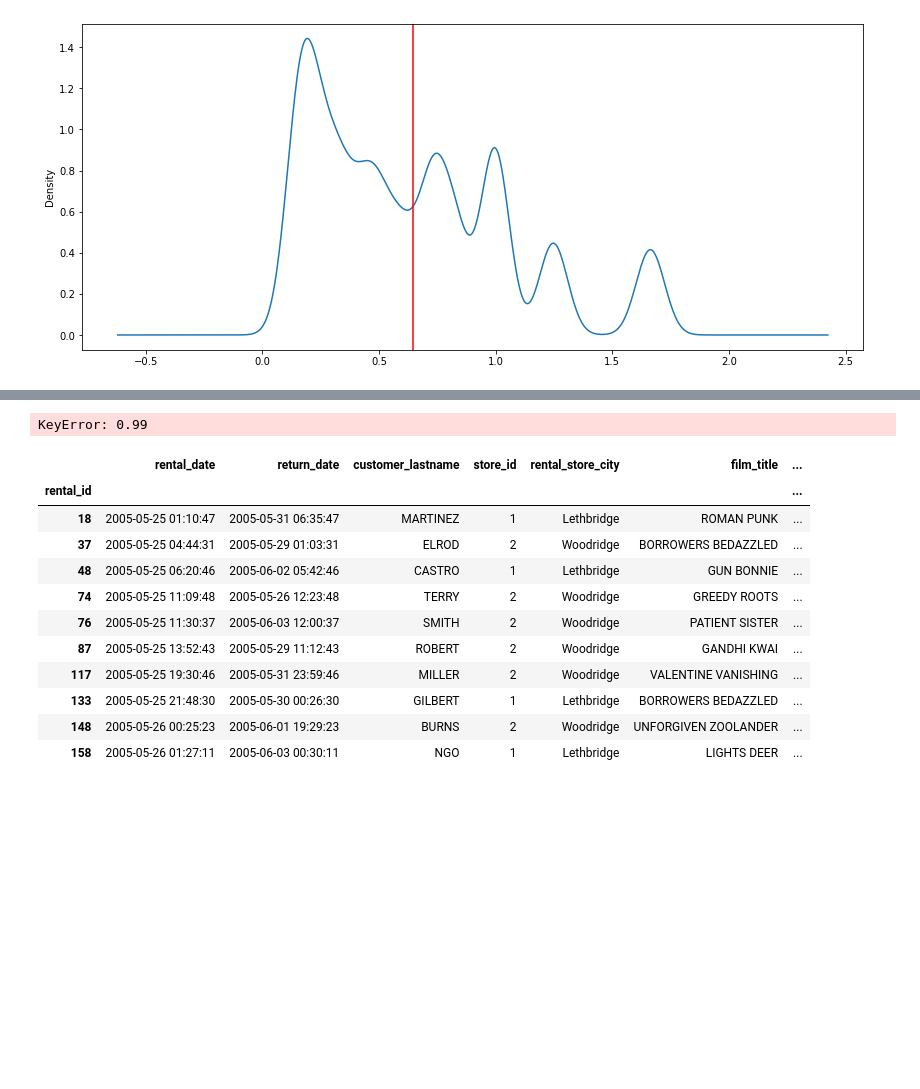
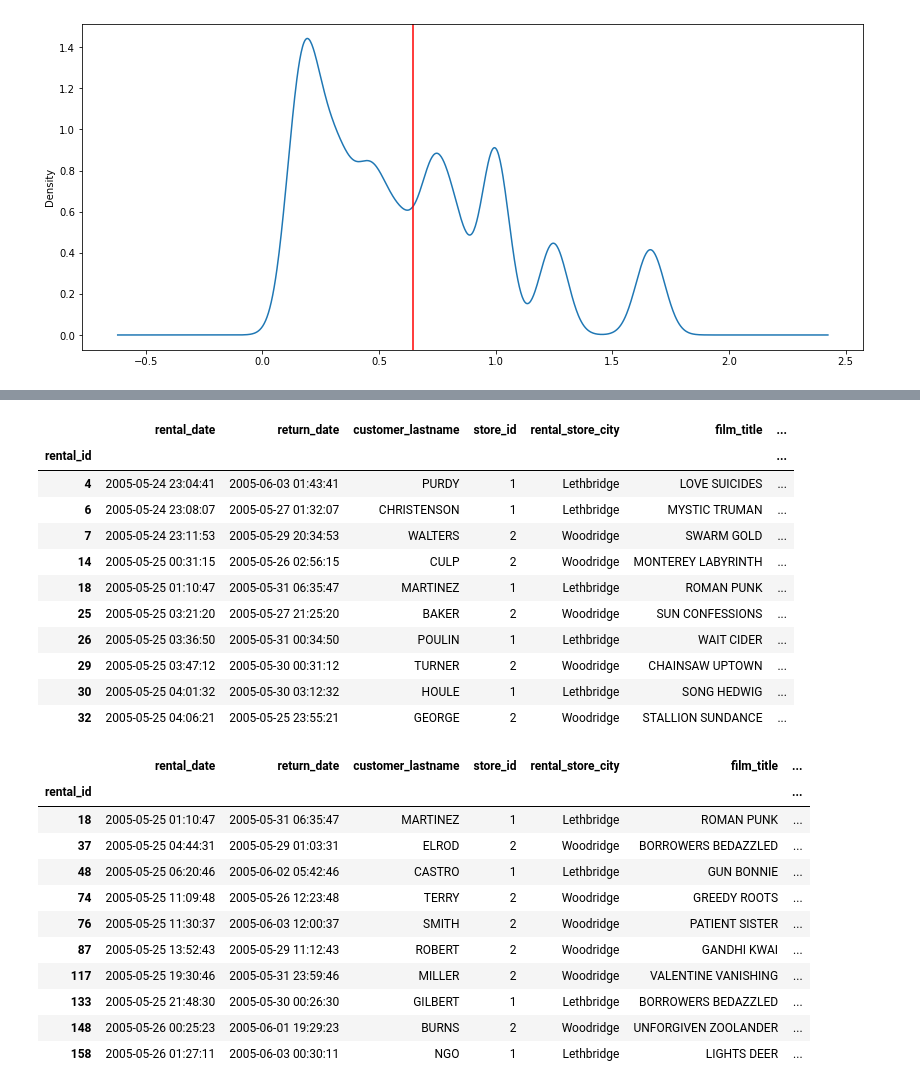
Before and after one commit to jeevasaeyan/FreeCodeCamp-Pandas-Real-Life-Example, a Jupyter notebook: Exercises_2.ipynb, the cells around one changed output, grey strips where cells are left out. Drawn from its saved outputs; the diff is of its cells as text; code cells hidden in the pictures; blank space fills up the shorter version.

```diff
--- a/Exercises_2.ipynb
+++ b/Exercises_2.ipynb
@@ -279,9 +279,20 @@ ax.axvline(df['film_daily_rental_rate'].mean(), color='red')
 ### List 10 films with the lowest daily rental rate
 # %%
 # your code goes here
-df.loc[lambda df: df['film_rental_rate'].min()]
+df.loc[lambda df: df['film_rental_rate'] == df['film_rental_rate'].min()].head(10)
 # %% [output]
-KeyError: 0.99
+|  | rental_date | return_date | customer_lastname | store_id | rental_store_city | film_title | ... |
+| rental_id |  |  |  |  |  |  | ... |
+| 4 | 2005-05-24 23:04:41 | 2005-06-03 01:43:41 | PURDY | 1 | Lethbridge | LOVE SUICIDES | ... |
+| 6 | 2005-05-24 23:08:07 | 2005-05-27 01:32:07 | CHRISTENSON | 1 | Lethbridge | MYSTIC TRUMAN | ... |
+| 7 | 2005-05-24 23:11:53 | 2005-05-29 20:34:53 | WALTERS | 2 | Woodridge | SWARM GOLD | ... |
+| 14 | 2005-05-25 00:31:15 | 2005-05-26 02:56:15 | CULP | 2 | Woodridge | MONTEREY LABYRINTH | ... |
+| 18 | 2005-05-25 01:10:47 | 2005-05-31 06:35:47 | MARTINEZ | 1 | Lethbridge | ROMAN PUNK | ... |
+| 25 | 2005-05-25 03:21:20 | 2005-05-27 21:25:20 | BAKER | 2 | Woodridge | SUN CONFESSIONS | ... |
+| 26 | 2005-05-25 03:36:50 | 2005-05-31 00:34:50 | POULIN | 1 | Lethbridge | WAIT CIDER | ... |
+| 29 | 2005-05-25 03:47:12 | 2005-05-30 00:31:12 | TURNER | 2 | Woodridge | CHAINSAW UPTOWN | ... |
+| 30 | 2005-05-25 04:01:32 | 2005-05-30 03:12:32 | HOULE | 1 | Lethbridge | SONG HEDWIG | ... |
+| 32 | 2005-05-25 04:06:21 | 2005-05-25 23:55:21 | GEORGE | 2 | Woodridge | STALLION SUNDANCE | ... |
 # %%
 df.loc[df['film_daily_rental_rate'] == df['film_daily_rental_rate'].min()].head(10)
 # %% [output]
```
Also changed, not shown: parts of 12 cells of this notebook.
